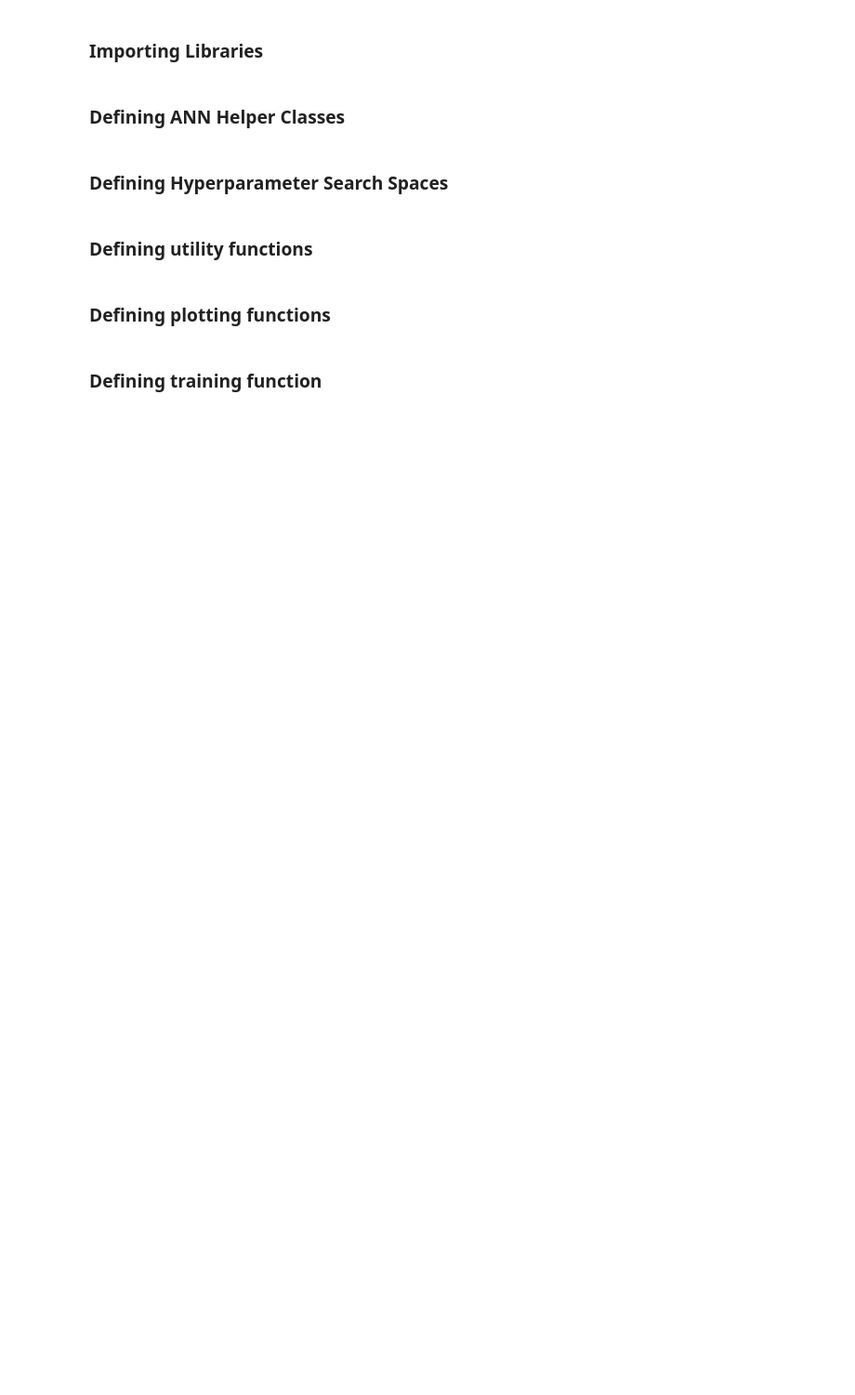
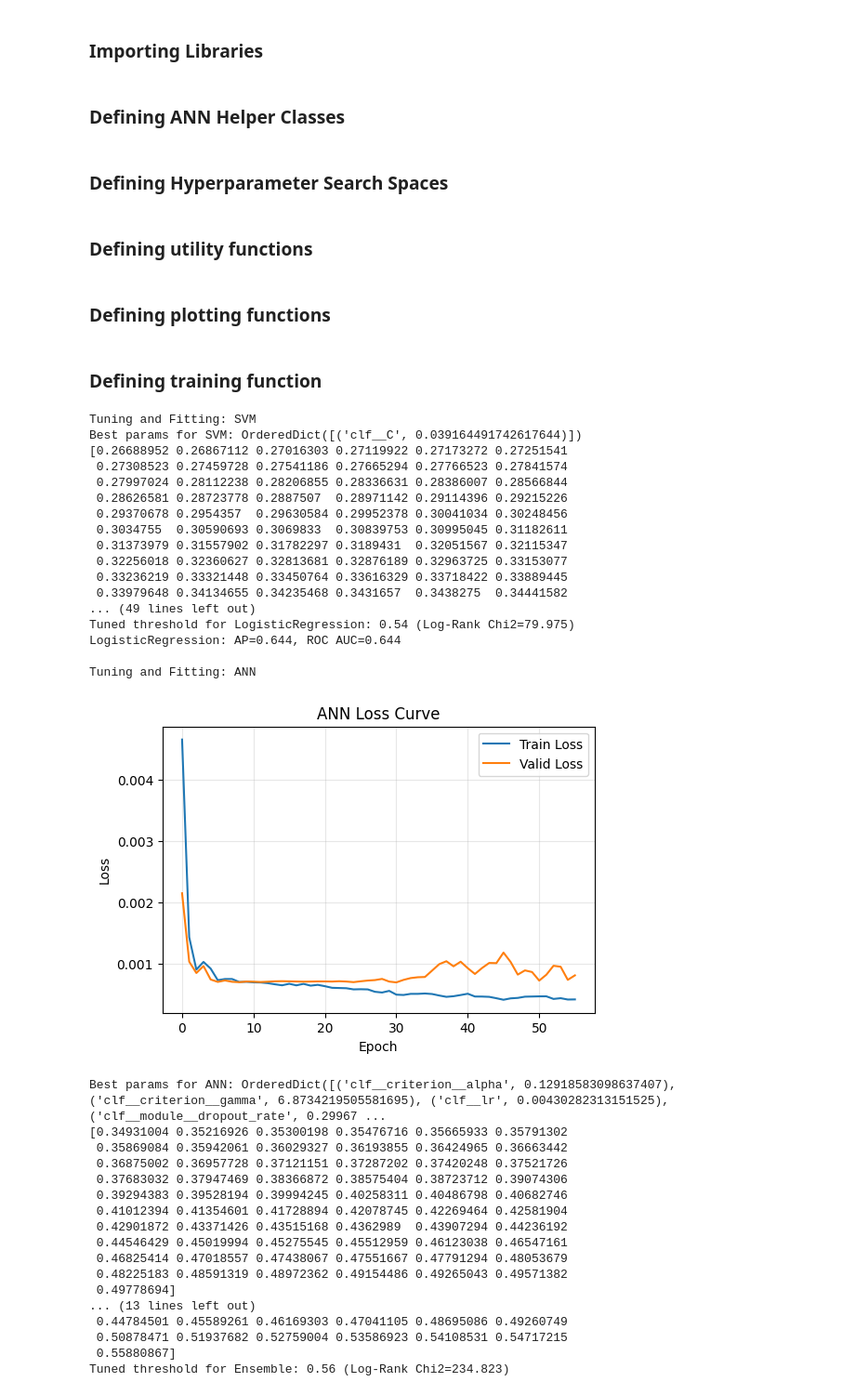
Before and after one commit to JackWJW/LGG_Prognosis_Prediction, a Jupyter notebook: TCGA_Model_Training_CGGA_Validation.ipynb, the cells around one changed output. Shown: that part at 93% size. Drawn from its saved outputs; the diff is of its cells as text; code cells hidden in the pictures; blank space fills up the shorter version.

```diff
--- a/TCGA_Model_Training_CGGA_Validation.ipynb
+++ b/TCGA_Model_Training_CGGA_Validation.ipynb
@@ -683,7 +681,43 @@ def train_evaluate_model(random_state=42,inner_folds=3,inner_iterations=25,ANN_i
 
     return summary_df, curves_summary, metrics_for_plot, survival_results, y_CGGA, # cauc_agg
 # %%
-summary_df, curves_summary, metrics_for_plot, survival_results, y_CGGA= train_evaluate_model(random_state=0,inner_folds=5,inner_iterations=25,ANN_iterations=25)
+summary_df, curves_summary, metrics_for_plot, survival_results, y_CGGA= train_evaluate_model(random_state=0,inner_folds=5,inner_iterations=5,ANN_iterations=5)
+# %% [output]
+Tuning and Fitting: SVM
+Best params for SVM: OrderedDict([('clf__C', 0.039164491742617644)])
+[0.26688952 0.26867112 0.27016303 0.27119922 0.27173272 0.27251541
+ 0.27308523 0.27459728 0.27541186 0.27665294 0.27766523 0.27841574
+ 0.27997024 0.28112238 0.28206855 0.28336631 0.28386007 0.28566844
+ 0.28626581 0.28723778 0.2887507  0.28971142 0.29114396 0.29215226
+ 0.29370678 0.2954357  0.29630584 0.29952378 0.30041034 0.30248456
+ 0.3034755  0.30590693 0.3069833  0.30839753 0.30995045 0.31182611
+ 0.31373979 0.31557902 0.31782297 0.3189431  0.32051567 0.32115347
+ 0.32256018 0.32360627 0.32813681 0.32876189 0.32963725 0.33153077
+ 0.33236219 0.33321448 0.33450764 0.33616329 0.33718422 0.33889445
+ 0.33979648 0.34134655 0.34235468 0.3431657  0.3438275  0.34441582
+... (49 lines left out)
+Tuned threshold for LogisticRegression: 0.54 (Log-Rank Chi2=79.975)
+LogisticRegression: AP=0.644, ROC AUC=0.644
+
+Tuning and Fitting: ANN
+[figure, added]
+Best params for ANN: OrderedDict([('clf__criterion__alpha', 0.12918583098637407), ('clf__criterion__gamma', 6.8734219505581695), ('clf__lr', 0.00430282313151525), ('clf__module__dropout_rate', 0.29967 ...
+[0.34931004 0.35216926 0.35300198 0.35476716 0.35665933 0.35791302
+ 0.35869084 0.35942061 0.36029327 0.36193855 0.36424965 0.36663442
+ 0.36875002 0.36957728 0.37121151 0.37287202 0.37420248 0.37521726
+ 0.37683032 0.37947469 0.38366872 0.38575404 0.38723712 0.39074306
+ 0.39294383 0.39528194 0.39994245 0.40258311 0.40486798 0.40682746
+ 0.41012394 0.41354601 0.41728894 0.42078745 0.42269464 0.42581904
+ 0.42901872 0.43371426 0.43515168 0.4362989  0.43907294 0.44236192
+ 0.44546429 0.45019994 0.45275545 0.45512959 0.46123038 0.46547161
+ 0.46825414 0.47018557 0.47438067 0.47551667 0.47791294 0.48053679
+ 0.48225183 0.48591319 0.48972362 0.49154486 0.49265043 0.49571382
+ 0.49778694]
+... (13 lines left out)
+ 0.44784501 0.45589261 0.46169303 0.47041105 0.48695086 0.49260749
+ 0.50878471 0.51937682 0.52759004 0.53586923 0.54108531 0.54717215
+ 0.55880867]
+Tuned threshold for Ensemble: 0.56 (Log-Rank Chi2=234.823)
 # %%
 # Function to plot mean ROC curves
 def plot_mean_roc(curves_summary):
```
Also changed, not shown: parts of 3 cells of this notebook, 24 other files.
